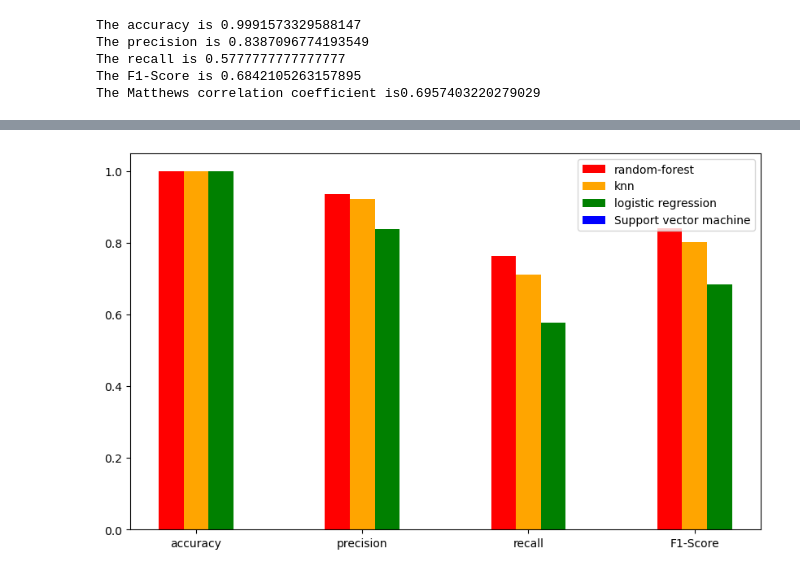
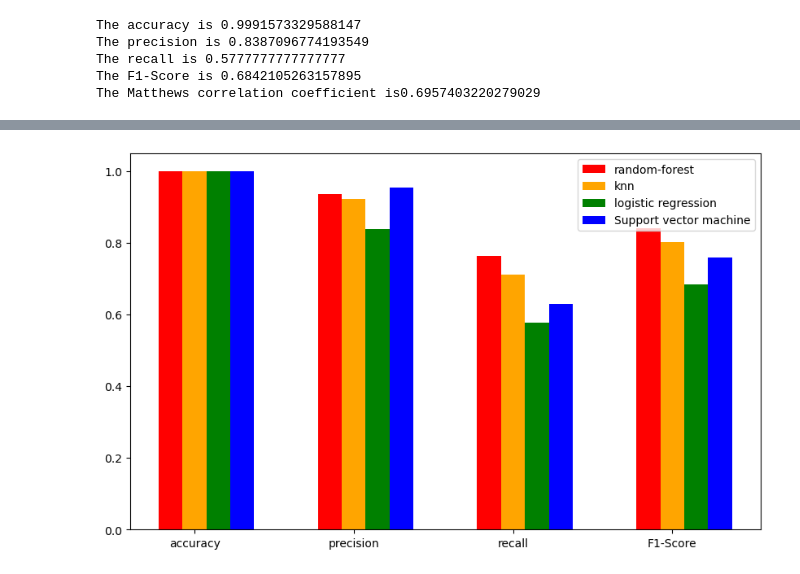
Before and after one commit to Akhilchary/Credit-Card-Fraud-Detection, a Jupyter notebook: CREDIT-CARD-FRAUD-DETECTION.ipynb, the cells around one changed output, grey strips where cells are left out. Saved outputs shown, nothing was run; the diff lists cells and outputs as text; code cells hidden in the pictures.

```diff
--- a/CREDIT-CARD-FRAUD-DETECTION.ipynb
+++ b/CREDIT-CARD-FRAUD-DETECTION.ipynb
@@ -326,24 +326,24 @@ plt.show()
 # %%
 random_f=[rf_acc,rf_prec,rf_rec,rf_f1]
 logistic=[lr_acc,lr_prec,lr_rec,lr_f1]
 knn=[knn_acc,knn_prec,knn_rec,knn_f1]
 svm=[svm_acc,svm_prec,svm_rec,svm_f1]
 
 N=4
 ind = np.arange(N)
 width = 0.15
 f = plt.figure()
 f.set_figwidth(10)
 f.set_figheight(6)
 
 
 bar1=plt.bar(ind,random_f,width,color='r')
 bar2=plt.bar(ind+width,knn,width,color='orange')
 bar3=plt.bar(ind+2*width,logistic,width,color='g')
-# bar4=plt.bar(ind+3*width,svm,width,color='blue')
+bar4=plt.bar(ind+3*width,svm,width,color='blue')
 plt.xticks(ind+width,['accuracy', 'precision', 'recall','F1-Score'])
 plt.legend( (bar1, bar2,bar3,bar4), ('random-forest', 'knn','logistic regression','Support vector machine') )
 
 plt.show()
 # %% [output]
-[figure, old version]
+[figure, new version]
```
Also changed, not shown: parts of 12 cells of this notebook.
